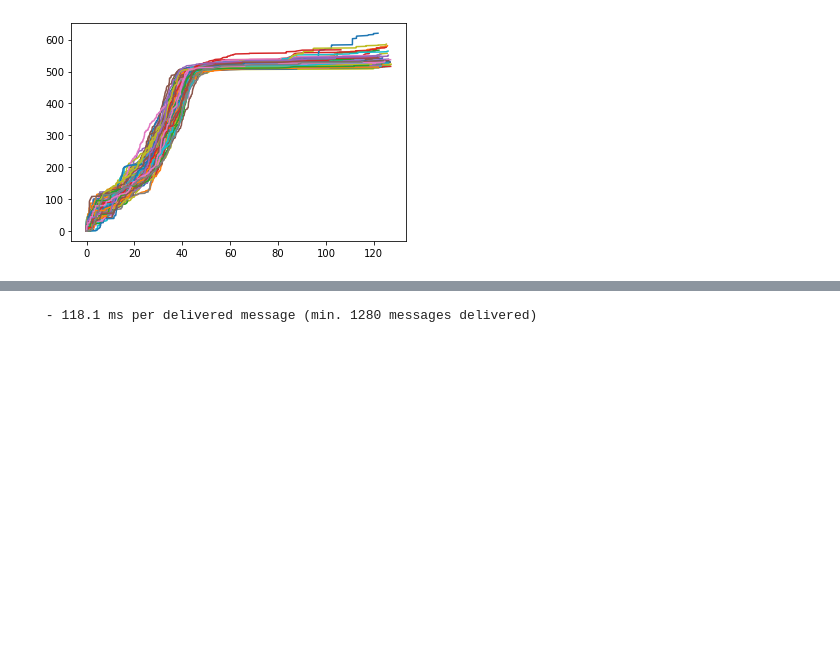
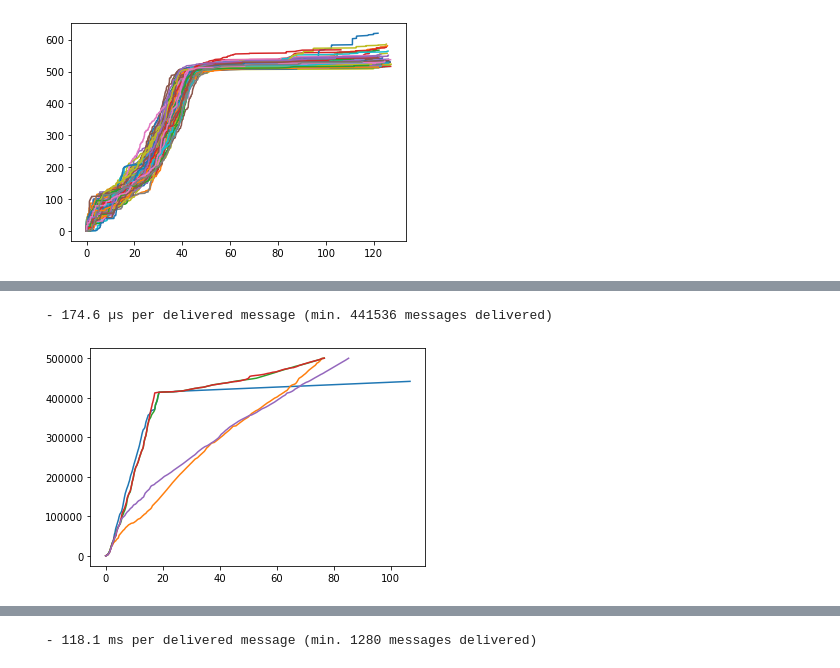
Before and after one commit to robinmamie/distributed-algorithms, a Jupyter notebook: timings.ipynb, the cells around one changed output, grey strips where cells are left out. Saved outputs shown, nothing was run; the diff lists cells and outputs as text; code cells hidden in the pictures; blank space fills up the shorter version.

```diff
--- a/timings.ipynb
+++ b/timings.ipynb
@@ -57,0 +60,5 @@ graph(2)
+# %%
+graph(5)
+# %% [output]
+ - 174.6 µs per delivered message (min. 441536 messages delivered)
+[figure, added]
```
Also changed, not shown: parts of 12 cells of this notebook, 2 other files.
